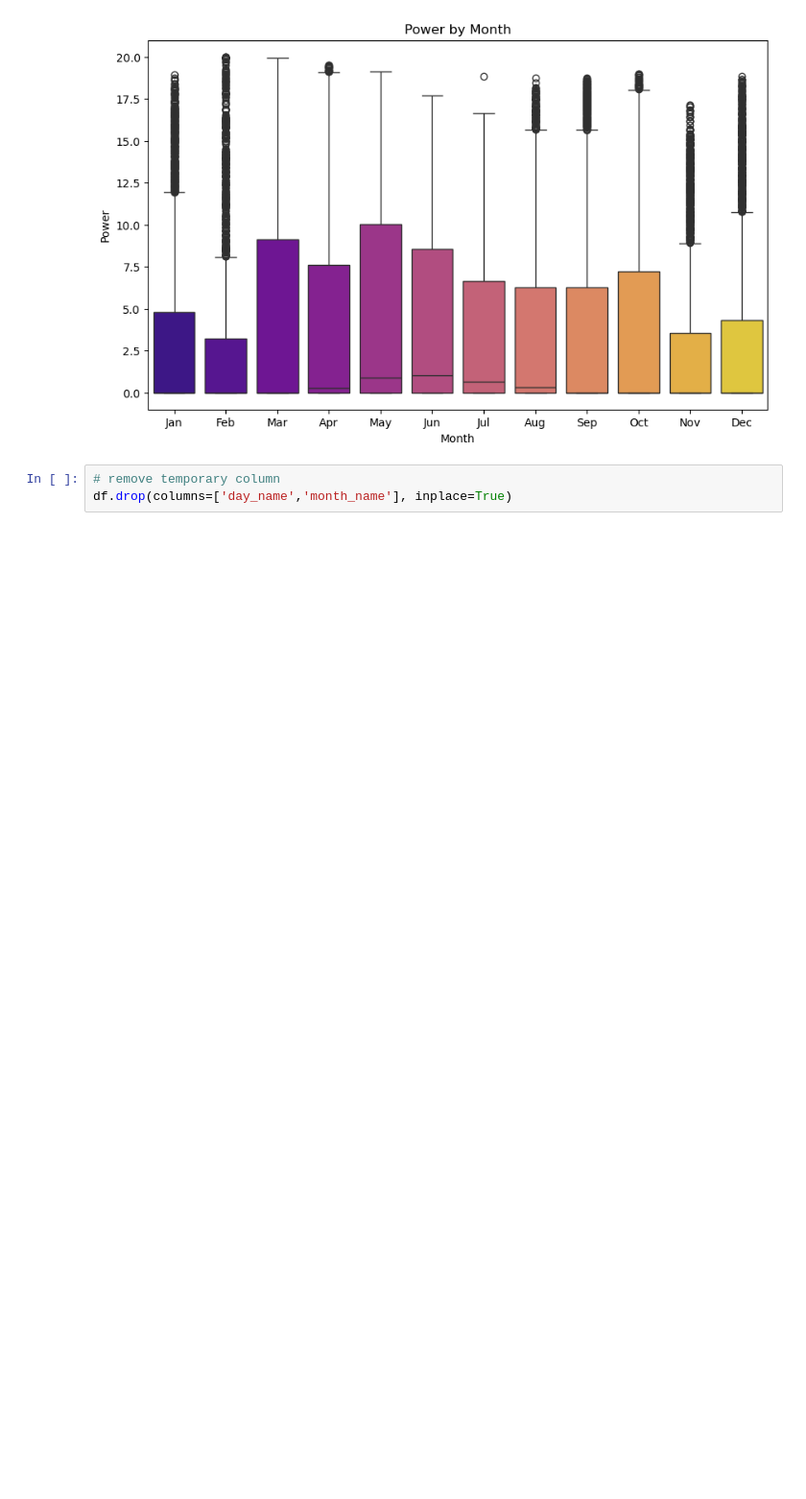
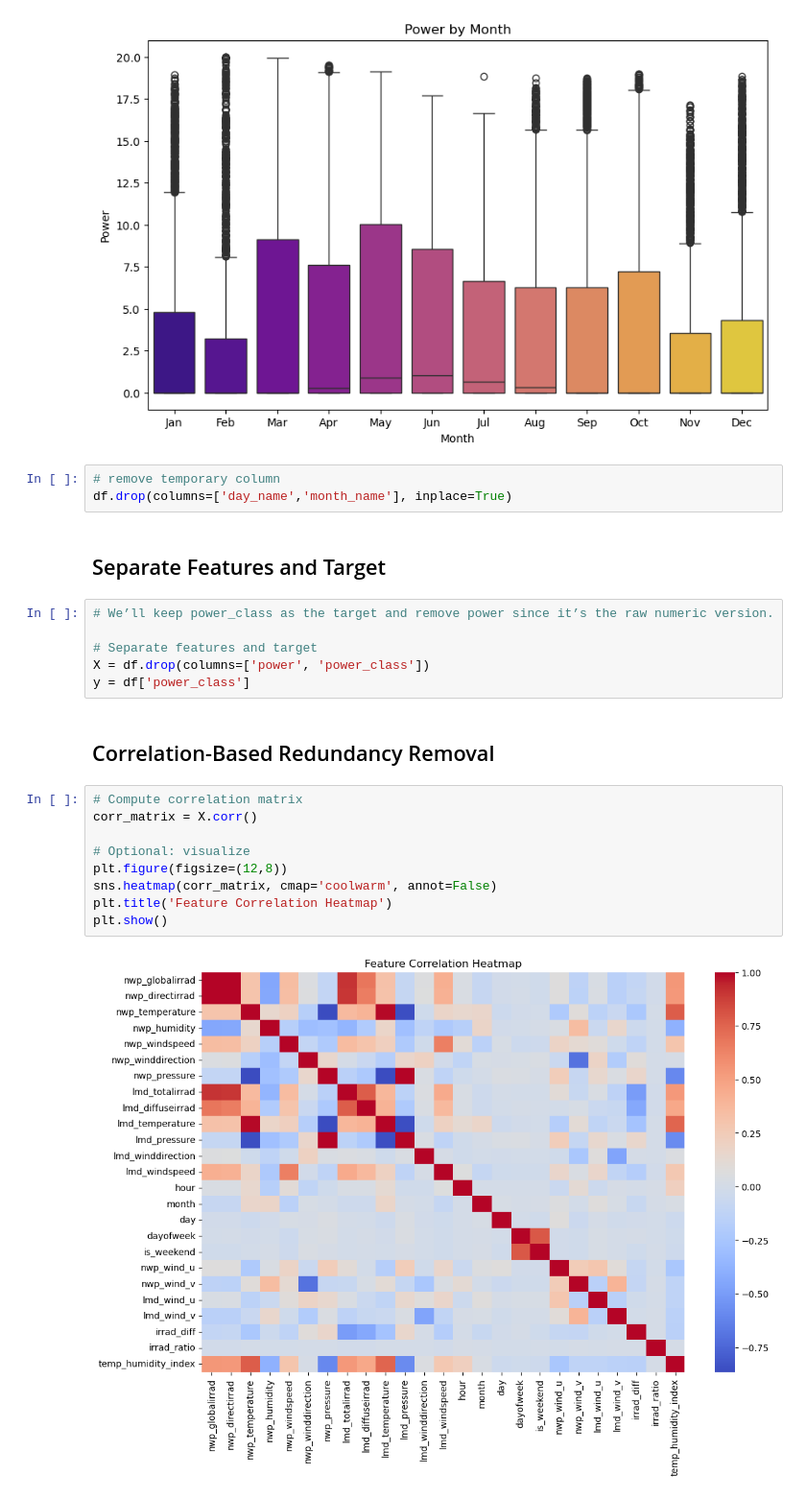
Before and after one commit to tolly00/capstone-project, a Jupyter notebook: Single-station_Trained_Model.ipynb, the cells around one changed output. Shown at 96% size. Drawn from its saved outputs; the diff is of its cells as text; blank space fills up the shorter version.

Commit message:
sepate features and target & Reduncy removal

```diff
--- a/Single-station_Trained_Model.ipynb
+++ b/Single-station_Trained_Model.ipynb
@@ -274,3 +274,24 @@ plt.show()
 # %%
 # remove temporary column
 df.drop(columns=['day_name','month_name'], inplace=True)
+# %% [markdown]
+## Separate Features and Target
+# %%
+# We’ll keep power_class as the target and remove power since it’s the raw numeric version.
+
+# Separate features and target
+X = df.drop(columns=['power', 'power_class'])
+y = df['power_class']
+# %% [markdown]
+## Correlation-Based Redundancy Removal
+# %%
+# Compute correlation matrix
+corr_matrix = X.corr()
+
+# Optional: visualize
+plt.figure(figsize=(12,8))
+sns.heatmap(corr_matrix, cmap='coolwarm', annot=False)
+plt.title('Feature Correlation Heatmap')
+plt.show()
+# %% [output]
+[figure, added]
```
Also changed, not shown: parts of 1 cell of this notebook.
